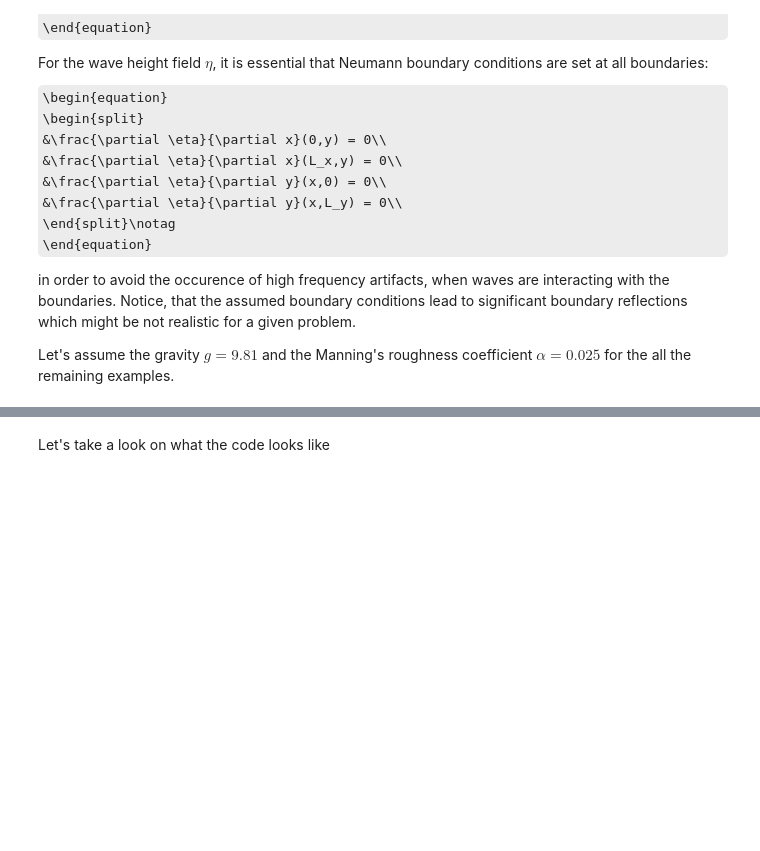
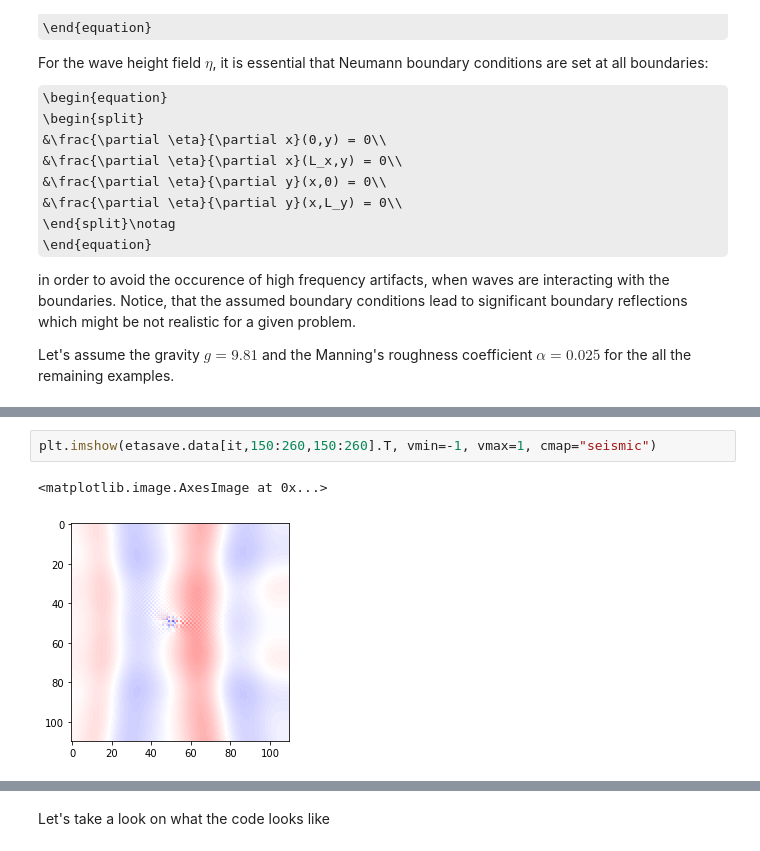
Before and after one commit to AtilaSaraiva/devito, a Jupyter notebook: examples/cfd/08_shallow_water_equation.ipynb, the cells around one changed output, grey strips where cells are left out. Drawn from its saved outputs; the diff is of its cells as text; some formulas as TeX source; blank space fills up the shorter version.

```diff
--- a/examples/cfd/08_shallow_water_equation.ipynb
+++ b/examples/cfd/08_shallow_water_equation.ipynb
@@ -271,0 +278,5 @@ Performance[mode=advanced] arguments: {'nthreads': 6}
+# %%
+plt.imshow(etasave.data[it,150:260,150:260].T, vmin=-1, vmax=1, cmap="seismic")
+# %% [output]
+<matplotlib.image.AxesImage at 0x...>
+[figure, added]
```
Also changed, not shown: parts of 21 cells of this notebook.
